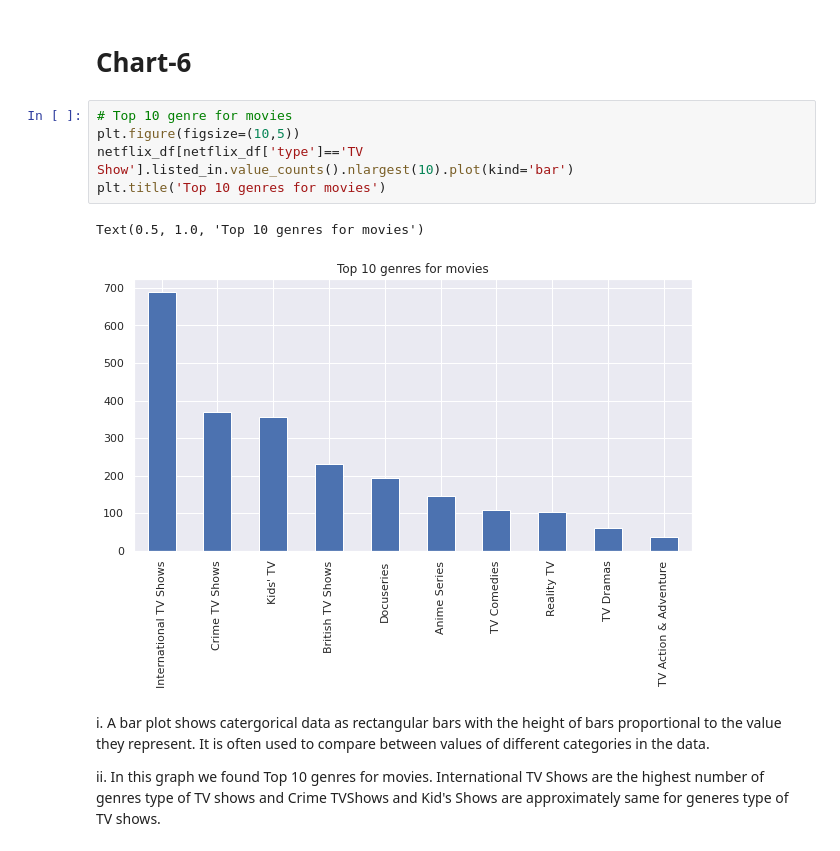
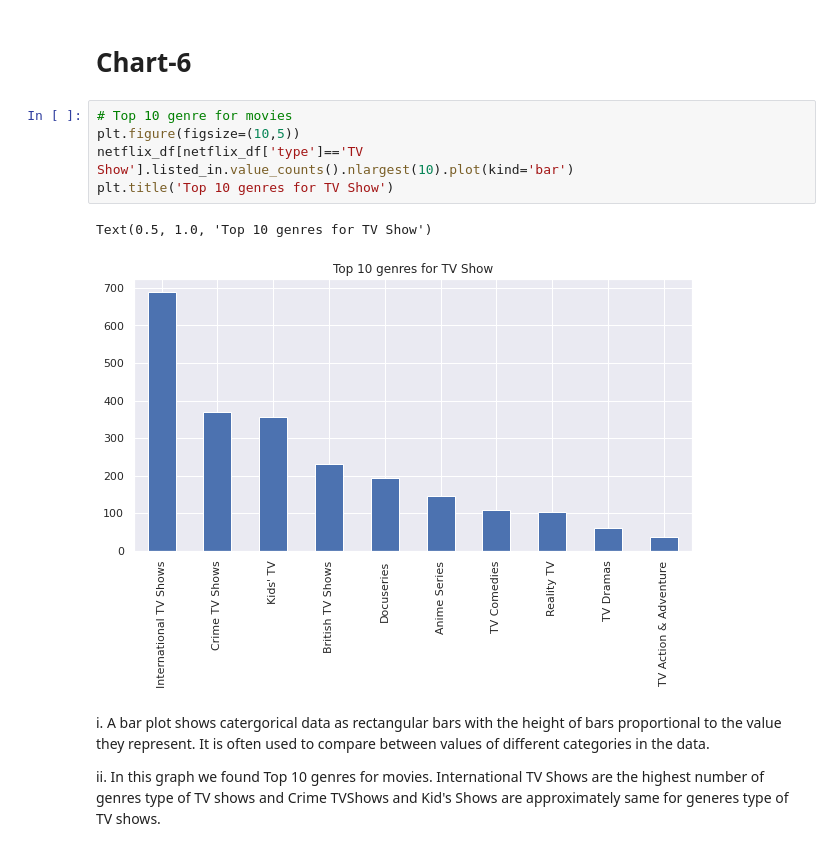
Before and after one commit to PradnyaPagar01/Netflix-Movie-and-TV-Shows-Clustering, a Jupyter notebook: Netflix_Movie_and_TV_Shows_Clustering.ipynb, the cells around one changed output. Drawn from its saved outputs; the diff is of its cells as text.

```diff
--- a/Netflix_Movie_and_TV_Shows_Clustering.ipynb
+++ b/Netflix_Movie_and_TV_Shows_Clustering.ipynb
@@ -617,11 +625,11 @@ ii. In this histogram we found release_year 2000 to 2020 more the the movie / tv
 # %%
 # Top 10 genre for movies
 plt.figure(figsize=(10,5))
 netflix_df[netflix_df['type']=='TV Show'].listed_in.value_counts().nlargest(10).plot(kind='bar')
-plt.title('Top 10 genres for movies')
+plt.title('Top 10 genres for TV Show')
 # %% [output]
-Text(0.5, 1.0, 'Top 10 genres for movies')
+Text(0.5, 1.0, 'Top 10 genres for TV Show')
-[figure, old version]
+[figure, new version]
 # %% [markdown]
 i. A bar plot shows catergorical data as rectangular bars with the height of bars proportional to the value they represent. It is often used to compare between values of different categories in the data.
 
```
Also changed, not shown: parts of 20 cells of this notebook.
